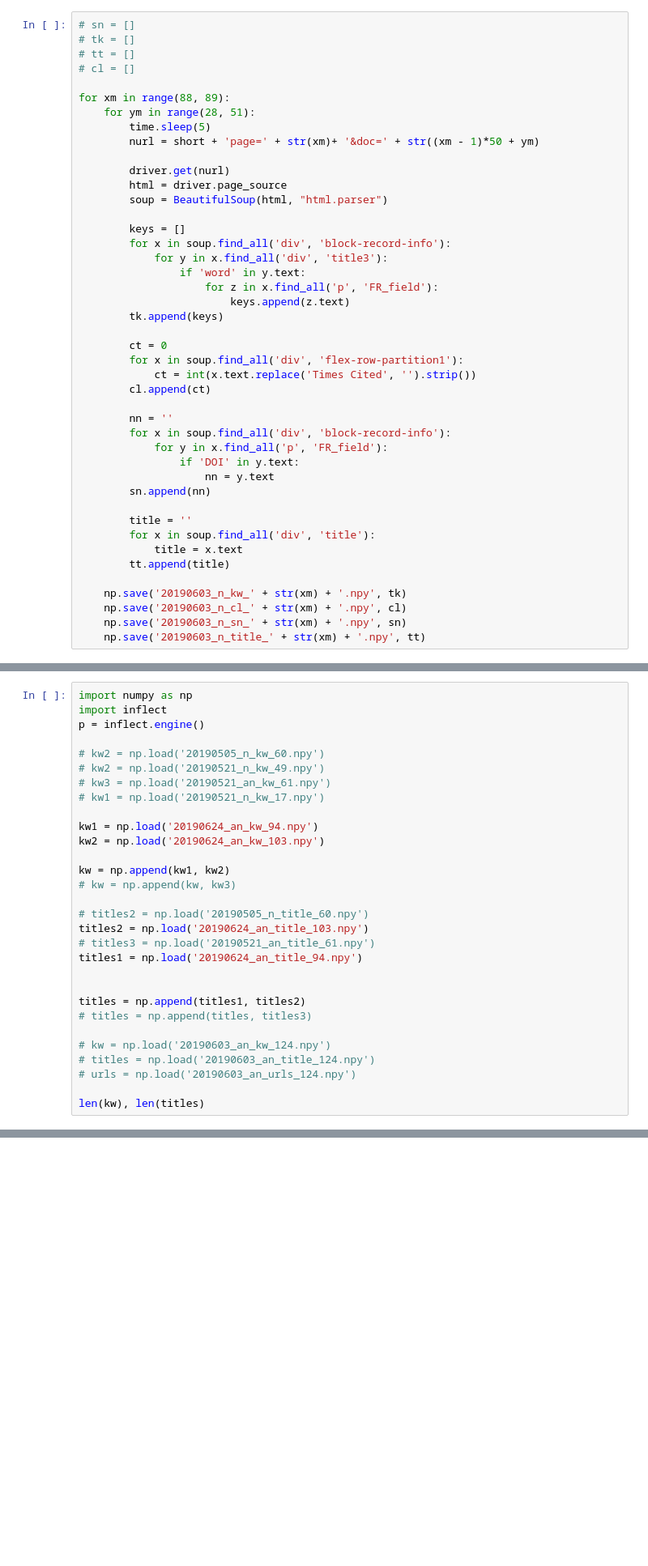
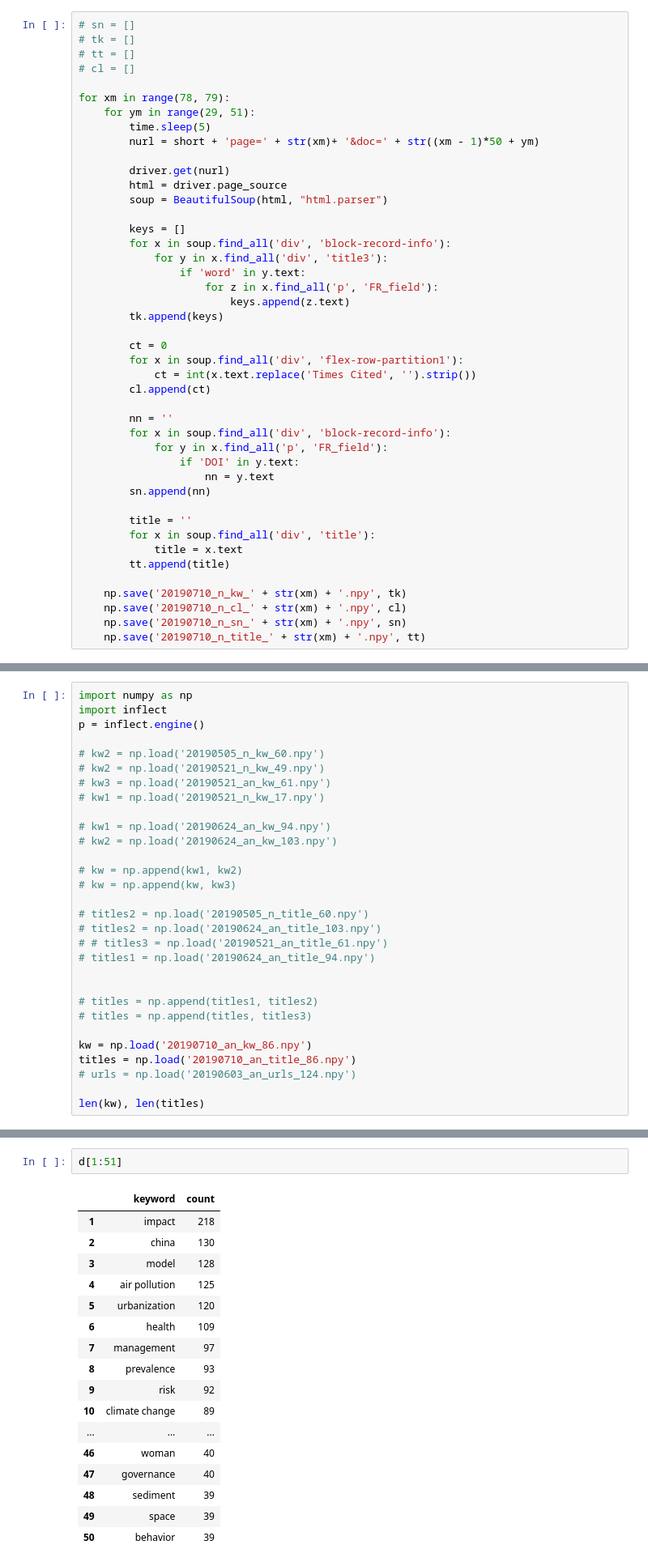
Before and after one commit to tjciuc/world-city-observatory, a Jupyter notebook: wos.ipynb, the cells around one changed output, grey strips where cells are left out. Shown at 81% size. Cells and saved outputs as stored; diff of their text form; blank space fills up the shorter version.

```diff
--- a/wos.ipynb
+++ b/wos.ipynb
@@ -103,8 +105,8 @@ np.save('20190603_an_title_' + str(xm) + '.npy', tt)
 # tt = []
 # cl = []
 
-for xm in range(88, 89):
-    for ym in range(28, 51):
+for xm in range(78, 79):
+    for ym in range(29, 51):
         time.sleep(5)
         nurl = short + 'page=' + str(xm)+ '&doc=' + str((xm - 1)*50 + ym)
 
@@ -137,7 +139,7 @@ for xm in range(88, 89):
             title = x.text
         tt.append(title)
 
-    np.save('20190603_n_kw_' + str(xm) + '.npy', tk)
-    np.save('20190603_n_cl_' + str(xm) + '.npy', cl)
-    np.save('20190603_n_sn_' + str(xm) + '.npy', sn)
-    np.save('20190603_n_title_' + str(xm) + '.npy', tt)
+    np.save('20190710_n_kw_' + str(xm) + '.npy', tk)
+    np.save('20190710_n_cl_' + str(xm) + '.npy', cl)
+    np.save('20190710_n_sn_' + str(xm) + '.npy', sn)
+    np.save('20190710_n_title_' + str(xm) + '.npy', tt)
@@ -299,23 +310,23 @@ p = inflect.engine()
 # kw3 = np.load('20190521_an_kw_61.npy')
 # kw1 = np.load('20190521_n_kw_17.npy')
 
-kw1 = np.load('20190624_an_kw_94.npy')
-kw2 = np.load('20190624_an_kw_103.npy')
+# kw1 = np.load('20190624_an_kw_94.npy')
+# kw2 = np.load('20190624_an_kw_103.npy')
 
-kw = np.append(kw1, kw2)
+# kw = np.append(kw1, kw2)
 # kw = np.append(kw, kw3)
 
 # titles2 = np.load('20190505_n_title_60.npy')
-titles2 = np.load('20190624_an_title_103.npy')
-# titles3 = np.load('20190521_an_title_61.npy')
-titles1 = np.load('20190624_an_title_94.npy')
+# titles2 = np.load('20190624_an_title_103.npy')
+# # titles3 = np.load('20190521_an_title_61.npy')
+# titles1 = np.load('20190624_an_title_94.npy')
 
 
-titles = np.append(titles1, titles2)
+# titles = np.append(titles1, titles2)
 # titles = np.append(titles, titles3)
 
-# kw = np.load('20190603_an_kw_124.npy')
-# titles = np.load('20190603_an_title_124.npy')
+kw = np.load('20190710_an_kw_86.npy')
+titles = np.load('20190710_an_title_86.npy')
 # urls = np.load('20190603_an_urls_124.npy')
 
 len(kw), len(titles)
@@ -375,4 +386,24 @@ d = pd.DataFrame()
 # %%
 d['keyword'] = n
 d['count'] = c
+# %%
+d[1:51]
+# %% [output]
+|  | keyword | count |
+| 1 | impact | 218 |
+| 2 | china | 130 |
+| 3 | model | 128 |
+| 4 | air pollution | 125 |
+| 5 | urbanization | 120 |
+| 6 | health | 109 |
+| 7 | management | 97 |
+| 8 | prevalence | 93 |
+| 9 | risk | 92 |
+| 10 | climate change | 89 |
+| ... | ... | ... |
+| 46 | woman | 40 |
+| 47 | governance | 40 |
+| 48 | sediment | 39 |
+| 49 | space | 39 |
+| 50 | behavior | 39 |
 # %%
```
Also changed, not shown: parts of 19 cells of this notebook, 8 other files.
